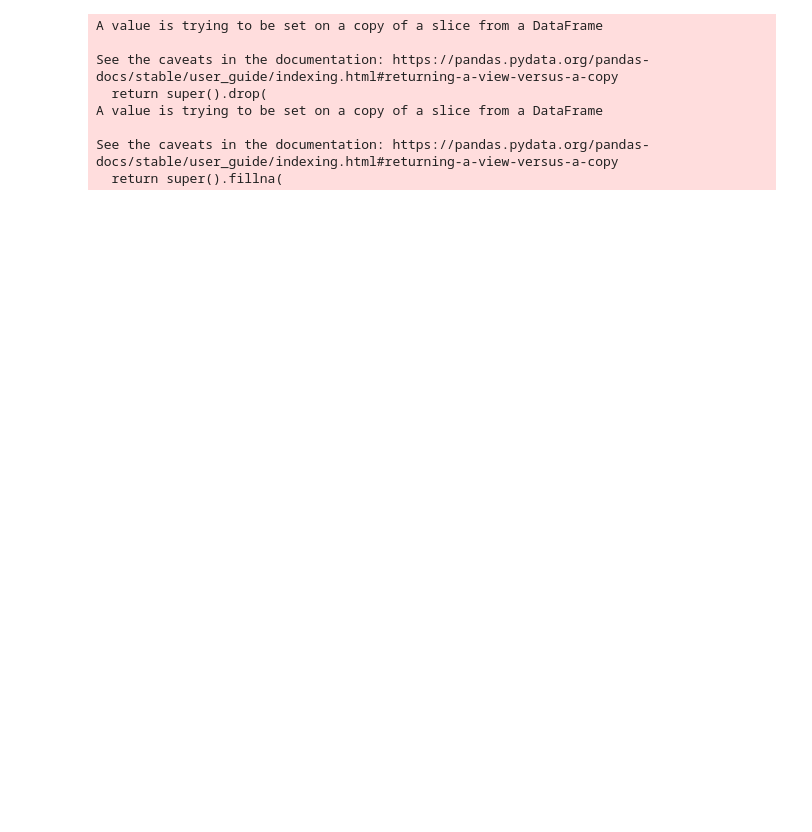
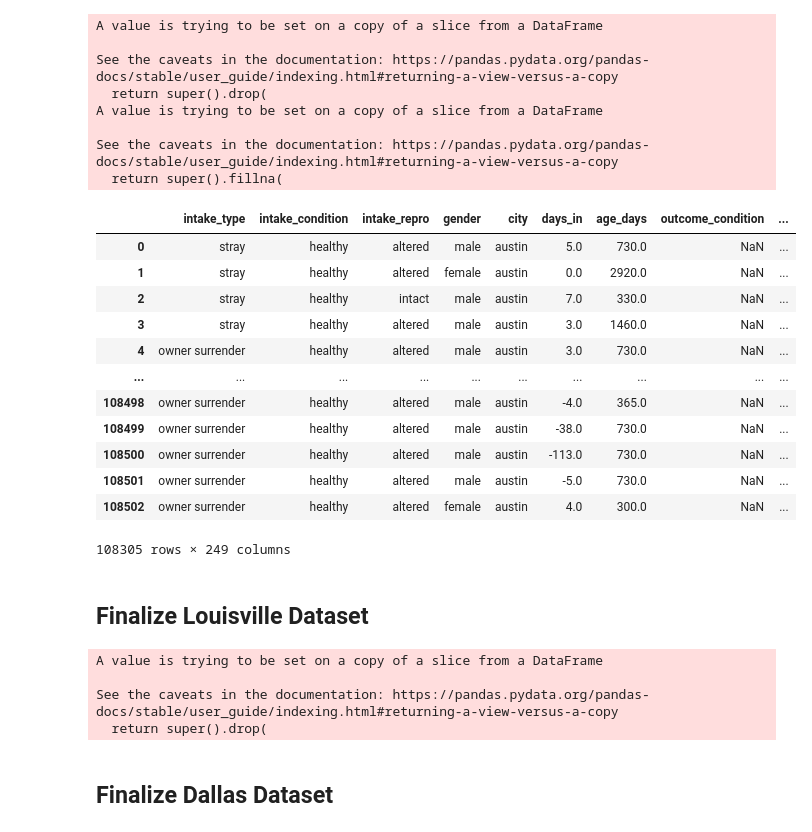
Before and after one commit to phil-cork/animal-services, a Jupyter notebook: Data_Wrangling.ipynb, the cells around one changed output. Drawn from its saved outputs; the diff is of its cells as text; code cells hidden in the pictures; blank space fills up the shorter version.

```diff
--- a/Data_Wrangling.ipynb
+++ b/Data_Wrangling.ipynb
@@ -1217,4 +1204,5 @@ all.sample(5)
-# %%
-all.drop(['primary_color','primary_breed'], inplace=True, axis=1)
+# %%
+all['gender'].fillna('unknown', inplace=True)
+all['intake_repro'].fillna('unknown', inplace=True)
 # %%
 # subset each city with consolidated and consistent categories and breed data structure
@@ -1237,8 +1231,9 @@ louisville.drop(['outcome_age'], inplace=True, axis=1)
 # %%
-austin.drop(['intake_subtype','outcome_condition'], inplace=True, axis=1)
-austin['gender'].fillna('unknown', inplace=True)
-austin['intake_repro'].fillna('unknown', inplace=True)
-austin['outcome_repro'].fillna('unknown', inplace=True)
+# drop the columns not found in Austin from other cities
+austin.drop(['intake_subtype','animal_id'], inplace=True, axis=1)
+
+# fill city-specific NAs
+
 austin['age_days'].fillna(austin['age_days'].median(), inplace=True)
 # %% [output]
 A value is trying to be set on a copy of a slice from a DataFrame
@@ -1251,0 +1249,16 @@ See the caveats in the documentation: https://pandas.pydata.org/pandas-docs/stab
+# %%
+austin
+# %% [output]
+|  | intake_type | intake_condition | intake_repro | gender | city | days_in | age_days | outcome_condition | ... |
+| 0 | stray | healthy | altered | male | austin | 5.0 | 730.0 | NaN | ... |
+| 1 | stray | healthy | altered | female | austin | 0.0 | 2920.0 | NaN | ... |
+| 2 | stray | healthy | intact | male | austin | 7.0 | 330.0 | NaN | ... |
+| 3 | stray | healthy | altered | male | austin | 3.0 | 1460.0 | NaN | ... |
+| 4 | owner surrender | healthy | altered | male | austin | 3.0 | 730.0 | NaN | ... |
+| ... | ... | ... | ... | ... | ... | ... | ... | ... | ... |
+| 108498 | owner surrender | healthy | altered | male | austin | -4.0 | 365.0 | NaN | ... |
+| 108499 | owner surrender | healthy | altered | male | austin | -38.0 | 730.0 | NaN | ... |
+| 108500 | owner surrender | healthy | altered | male | austin | -113.0 | 730.0 | NaN | ... |
+| 108501 | owner surrender | healthy | altered | male | austin | -5.0 | 730.0 | NaN | ... |
+| 108502 | owner surrender | healthy | altered | female | austin | 4.0 | 300.0 | NaN | ... |
+108305 rows × 249 columns
@@ -1253,0 +1277,9 @@ austin.to_csv('austin_dw.csv', index=False)
+# %% [markdown]
+## Finalize Louisville Dataset
+# %%
+louisville.drop(['animal_id'], inplace=True, axis=1)
+# %% [output]
+A value is trying to be set on a copy of a slice from a DataFrame
+
+See the caveats in the documentation: https://pandas.pydata.org/pandas-docs/stable/user_guide/indexing.html#returning-a-view-versus-a-copy
+  return super().drop(
@@ -1253,0 +1309,2 @@ austin.to_csv('austin_dw.csv', index=False)
+# %% [markdown]
+## Finalize Dallas Dataset
```
Also changed, not shown: parts of 45 cells of this notebook.
